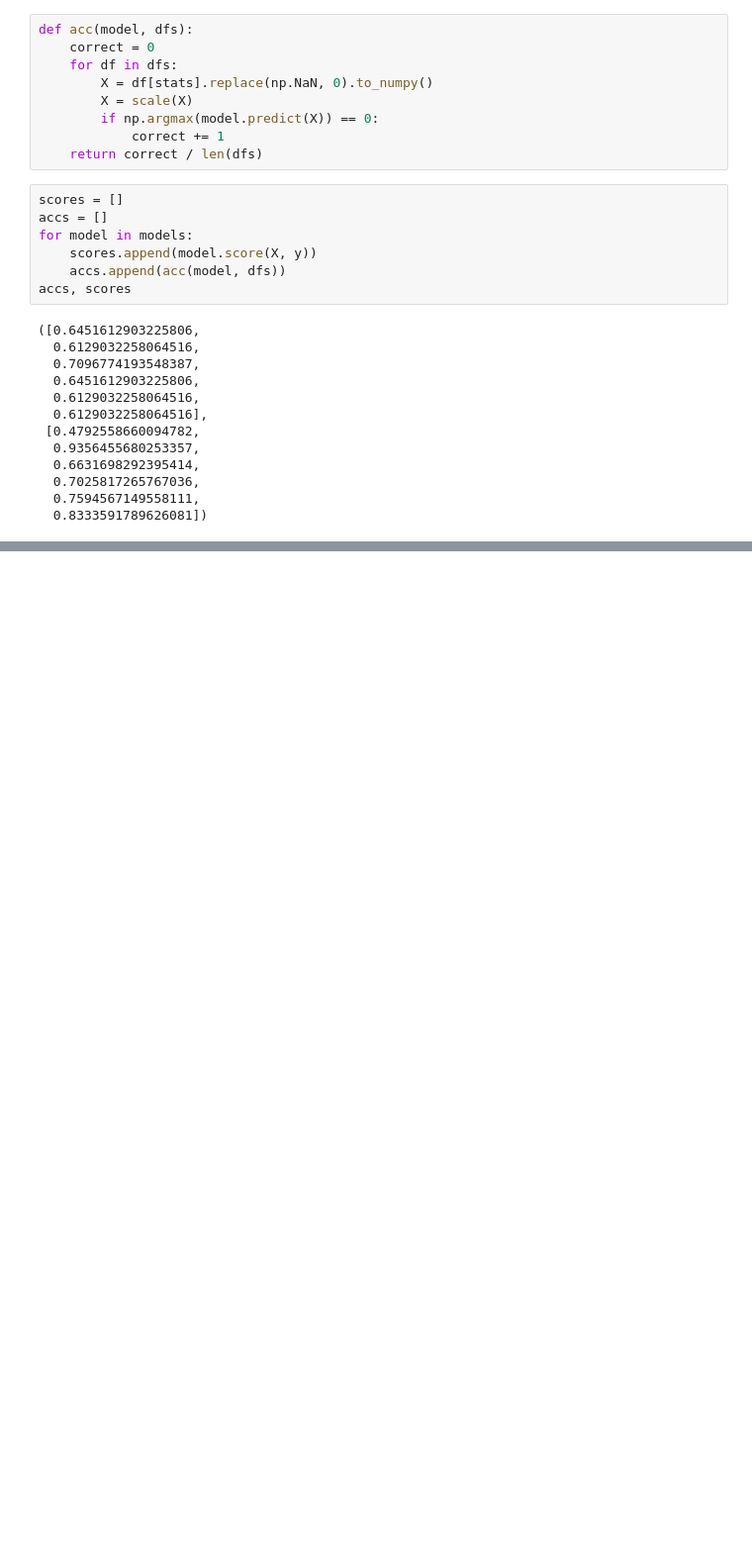
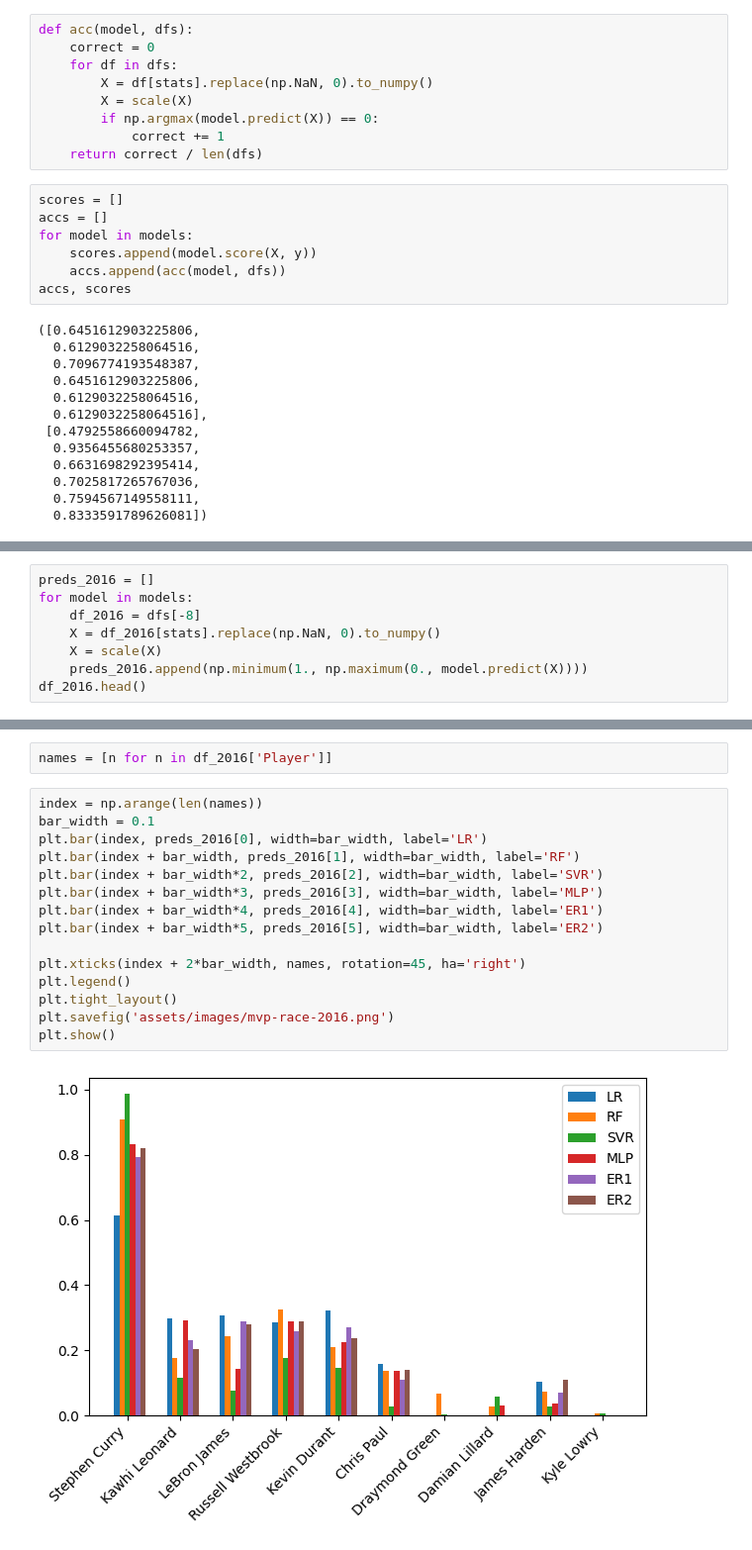
Before and after one commit to ybrenning/mvprace, a Jupyter notebook: mvprace.ipynb, the cells around one changed output, grey strips where cells are left out. Shown at 99% size. Drawn from its saved outputs; the diff is of its cells as text; blank space fills up the shorter version.

```diff
--- a/mvprace.ipynb
+++ b/mvprace.ipynb
@@ -199,0 +256,8 @@ plt.show()
+# %%
+preds_2016 = []
+for model in models:
+    df_2016 = dfs[-8]
+    X = df_2016[stats].replace(np.NaN, 0).to_numpy()
+    X = scale(X)
+    preds_2016.append(np.minimum(1., np.maximum(0., model.predict(X))))
+df_2016.head()
@@ -199,0 +272,19 @@ plt.show()
+# %%
+names = [n for n in df_2016['Player']]
+# %%
+index = np.arange(len(names))
+bar_width = 0.1
+plt.bar(index, preds_2016[0], width=bar_width, label='LR')
+plt.bar(index + bar_width, preds_2016[1], width=bar_width, label='RF')
+plt.bar(index + bar_width*2, preds_2016[2], width=bar_width, label='SVR')
+plt.bar(index + bar_width*3, preds_2016[3], width=bar_width, label='MLP')
+plt.bar(index + bar_width*4, preds_2016[4], width=bar_width, label='ER1')
+plt.bar(index + bar_width*5, preds_2016[5], width=bar_width, label='ER2')
+
+plt.xticks(index + 2*bar_width, names, rotation=45, ha='right')
+plt.legend()
+plt.tight_layout()
+plt.savefig('assets/images/mvp-race-2016.png')
+plt.show()
+# %% [output]
+[figure, added]
```
Also changed, not shown: parts of 9 cells of this notebook, 4 other files.
